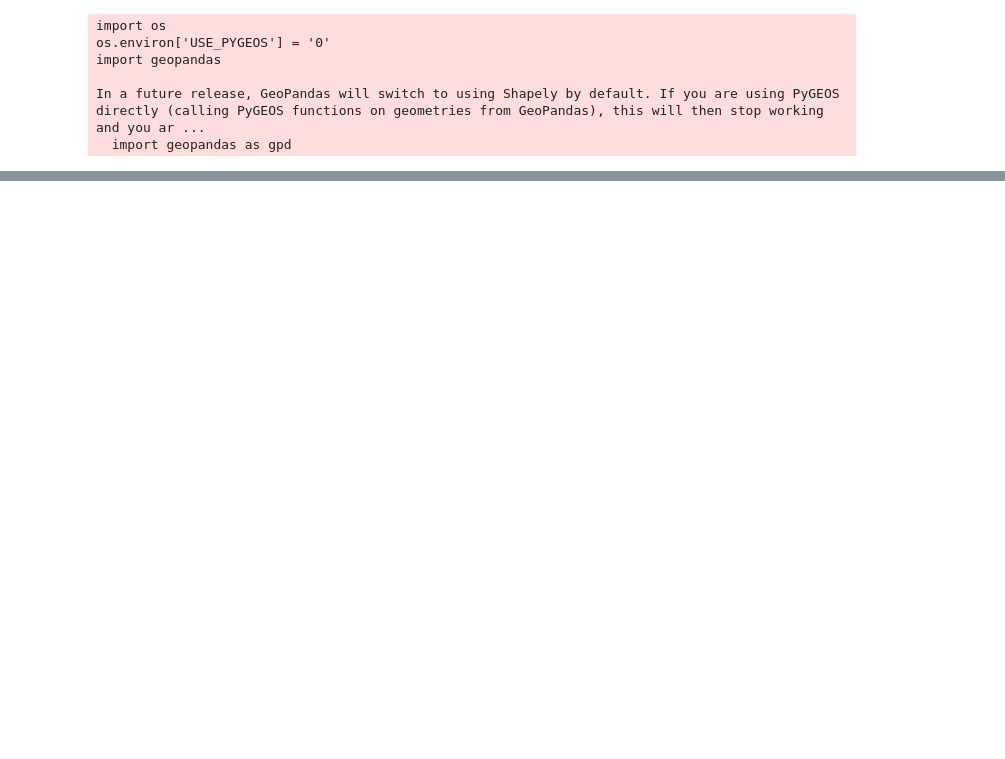
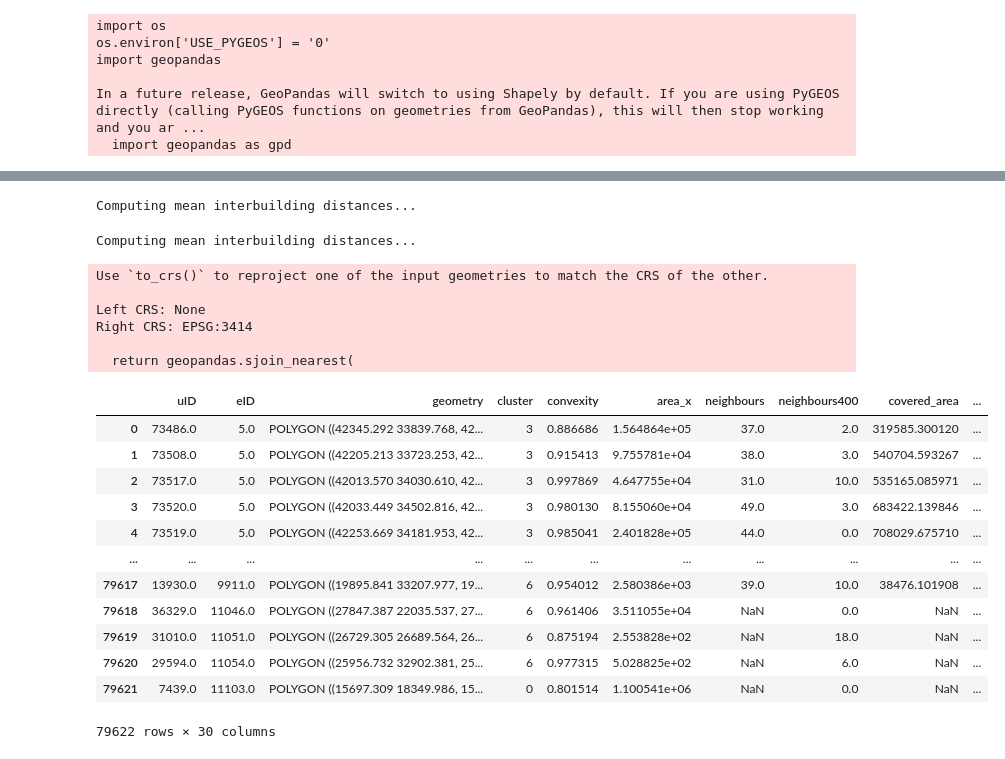
Before and after one commit to virgilxw/momepy-test, a Jupyter notebook: processor/6-Morphometrics.ipynb, the cells around one changed output, grey strips where cells are left out. Cells and saved outputs as stored; diff of their text form; code cells hidden in the pictures; blank space fills up the shorter version.

```diff
--- a/processor/6-Morphometrics.ipynb
+++ b/processor/6-Morphometrics.ipynb
@@ -211,22 +272,6 @@ buildings['mean_ib_dist'] = interblg_distance.series
 
 buildings['mean_ib_dist'] = momepy.MeanInterbuildingDistance(
     buildings, sw1, 'uID', order=3).series
-
-
-buildings_net = buildings.dropna(subset=["nID"])
-
-str_align = momepy.StreetAlignment(buildings_net, streets,
-                                   'orientation', 'nID',
-                                   'nID')
-buildings_net['str_align'] = str_align.series
-
-blg_cell_align = momepy.CellAlignment(buildings, tessellation,
-                                      'orientation', 'orientation',
-                                      'uID', 'uID')
-buildings['cell_align'] = blg_cell_align.series
-
-
-tessellation['car'] = momepy.AreaRatio(tessellation, buildings, 'area', 'area', 'uID').series
-
-buildings['weighted_circom'] = momepy.WeightedCharacter(
-buildings, circular_compactness.series, sw3, 'uID', momepy.Area(buildings).series).series
+# %% [output]
+Computing mean interbuilding distances...
+Computing mean interbuilding distances...
@@ -237,0 +285,20 @@ merged = merged.merge(edges_d.drop(columns='geometry'), on='nodeID', how='left')
+# %%
+buildings = buildings.sjoin_nearest(streets.drop(cols,axis=1).reset_index(drop=True), max_distance=1000, how="left")
+# %% [output]
+Use `to_crs()` to reproject one of the input geometries to match the CRS of the other.
+
+Left CRS: None
+Right CRS: EPSG:3414
+
+  return geopandas.sjoin_nearest(
+# %%
+buildings = buildings.dropna(subset=['geometry'])
+tessellation = tessellation.dropna(subset=['geometry'])
+# %%
+buildings['orientation'] = momepy.Orientation(buildings).series
+tessellation['orientation'] = momepy.Orientation(tessellation).series
+# %%
+str_align = momepy.StreetAlignment(buildings, streets,
+                                   'orientation', 'nID',
+                                   'nID')
+buildings['str_align'] = str_align.series
@@ -237,0 +315,16 @@ merged = merged.merge(edges_d.drop(columns='geometry'), on='nodeID', how='left')
+# %%
+tessellation.merge(buildings.drop(columns=['nID', 'geometry']), on='uID')
+# %% [output]
+|  | uID | eID | geometry | cluster | convexity | area_x | neighbours | neighbours400 | covered_area | ... |
+| 0 | 73486.0 | 5.0 | POLYGON ((42345.292 33839.768, 42... | 3 | 0.886686 | 1.564864e+05 | 37.0 | 2.0 | 319585.300120 | ... |
+| 1 | 73508.0 | 5.0 | POLYGON ((42205.213 33723.253, 42... | 3 | 0.915413 | 9.755781e+04 | 38.0 | 3.0 | 540704.593267 | ... |
+| 2 | 73517.0 | 5.0 | POLYGON ((42013.570 34030.610, 42... | 3 | 0.997869 | 4.647755e+04 | 31.0 | 10.0 | 535165.085971 | ... |
+| 3 | 73520.0 | 5.0 | POLYGON ((42033.449 34502.816, 42... | 3 | 0.980130 | 8.155060e+04 | 49.0 | 3.0 | 683422.139846 | ... |
+| 4 | 73519.0 | 5.0 | POLYGON ((42253.669 34181.953, 42... | 3 | 0.985041 | 2.401828e+05 | 44.0 | 0.0 | 708029.675710 | ... |
+| ... | ... | ... | ... | ... | ... | ... | ... | ... | ... | ... |
+| 79617 | 13930.0 | 9911.0 | POLYGON ((19895.841 33207.977, 19... | 6 | 0.954012 | 2.580386e+03 | 39.0 | 10.0 | 38476.101908 | ... |
+| 79618 | 36329.0 | 11046.0 | POLYGON ((27847.387 22035.537, 27... | 6 | 0.961406 | 3.511055e+04 | NaN | 0.0 | NaN | ... |
+| 79619 | 31010.0 | 11051.0 | POLYGON ((26729.305 26689.564, 26... | 6 | 0.875194 | 2.553828e+02 | NaN | 18.0 | NaN | ... |
+| 79620 | 29594.0 | 11054.0 | POLYGON ((25956.732 32902.381, 25... | 6 | 0.977315 | 5.028825e+02 | NaN | 6.0 | NaN | ... |
+| 79621 | 7439.0 | 11103.0 | POLYGON ((15697.309 18349.986, 15... | 0 | 0.801514 | 1.100541e+06 | NaN | 0.0 | NaN | ... |
+79622 rows × 30 columns
```
Also changed, not shown: parts of 21 cells of this notebook, 2 other files.
